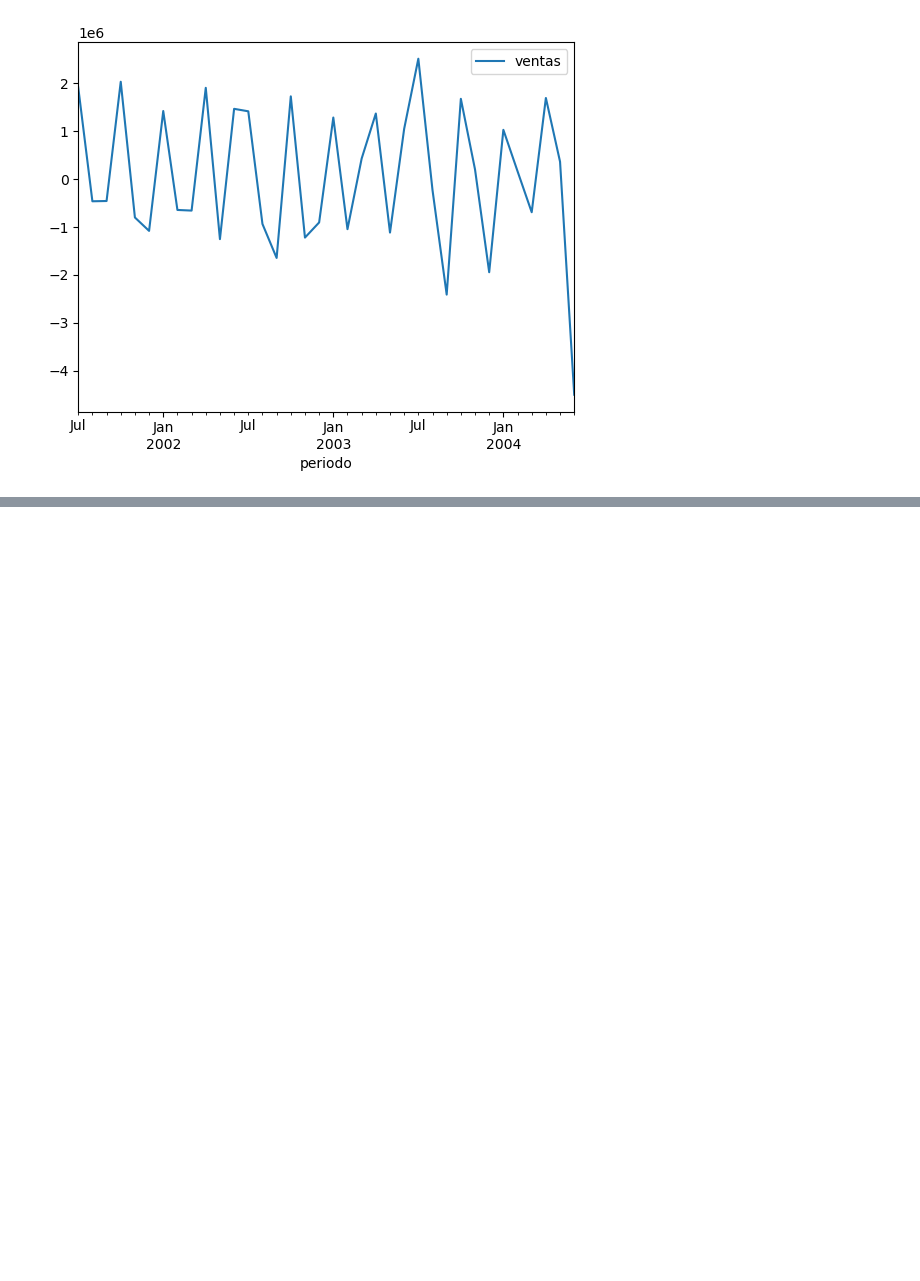
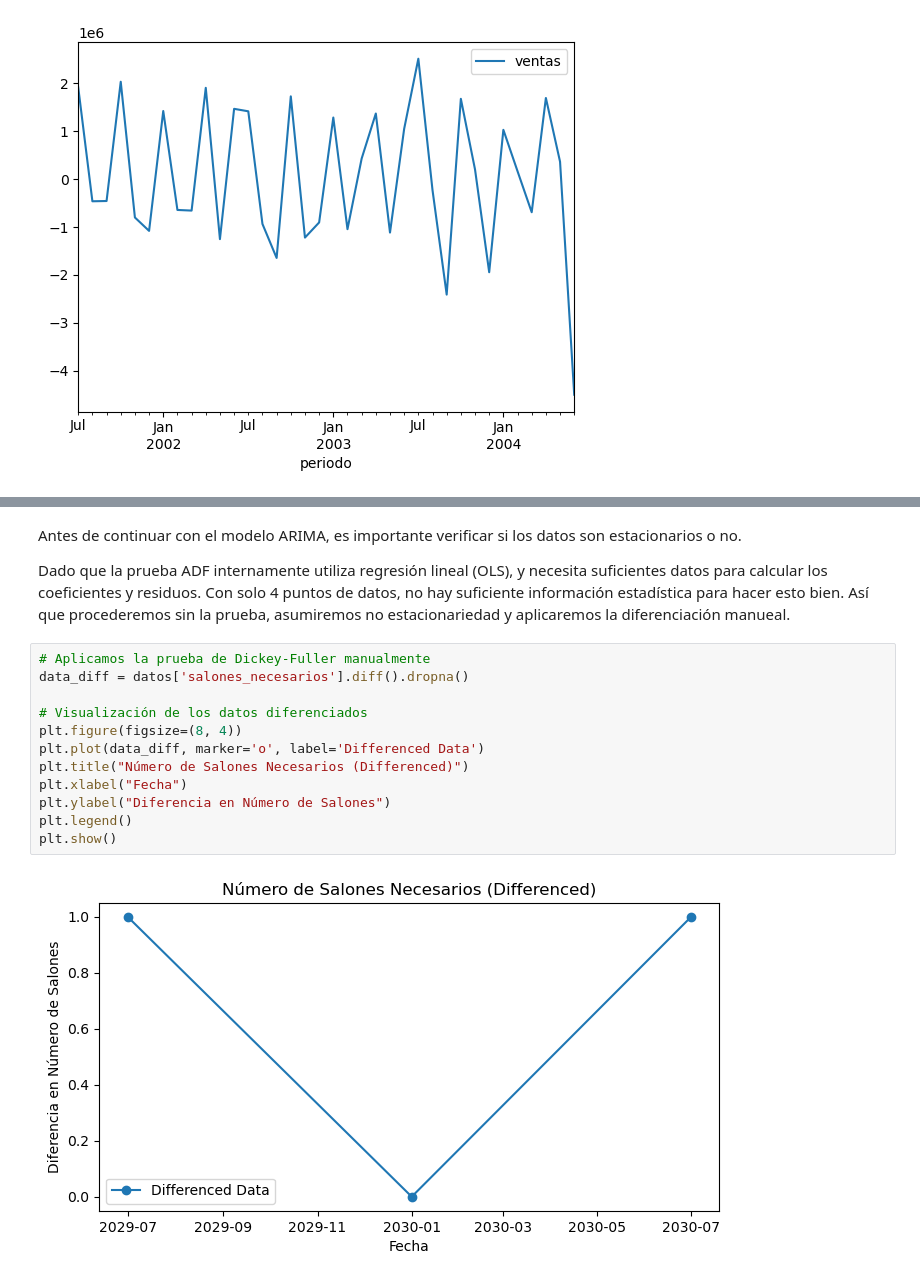
Before and after one commit to Yfabiolaa/Miner-a-de-Datos, a Jupyter notebook: Practica4_MineriaDatos_SeriesTiempo.ipynb, the cells around one changed output, grey strips where cells are left out. Drawn from its saved outputs; the diff is of its cells as text; blank space fills up the shorter version.

```diff
--- a/Practica4_MineriaDatos_SeriesTiempo.ipynb
+++ b/Practica4_MineriaDatos_SeriesTiempo.ipynb
@@ -151,0 +335,19 @@ adf_test.should_diff(datos_ventas_diff) # 5% de significancia
+# %% [markdown]
+Antes de continuar con el modelo ARIMA, es importante verificar si los datos son estacionarios o no.
+
+
+Dado que la prueba ADF internamente utiliza regresión lineal (OLS), y necesita suficientes datos para calcular los coeficientes y residuos. Con solo 4 puntos de datos, no hay suficiente información estadística para hacer esto bien. Así que procederemos sin la prueba, asumiremos no estacionariedad y aplicaremos la diferenciación manueal.
+# %%
+# Aplicamos la prueba de Dickey-Fuller manualmente
+data_diff = datos['salones_necesarios'].diff().dropna()
+
+# Visualización de los datos diferenciados
+plt.figure(figsize=(8, 4))
+plt.plot(data_diff, marker='o', label='Differenced Data')
+plt.title("Número de Salones Necesarios (Differenced)")
+plt.xlabel("Fecha")
+plt.ylabel("Diferencia en Número de Salones")
+plt.legend()
+plt.show()
+# %% [output]
+[figure, added]
```
Also changed, not shown: parts of 19 cells of this notebook, 1 other file.
